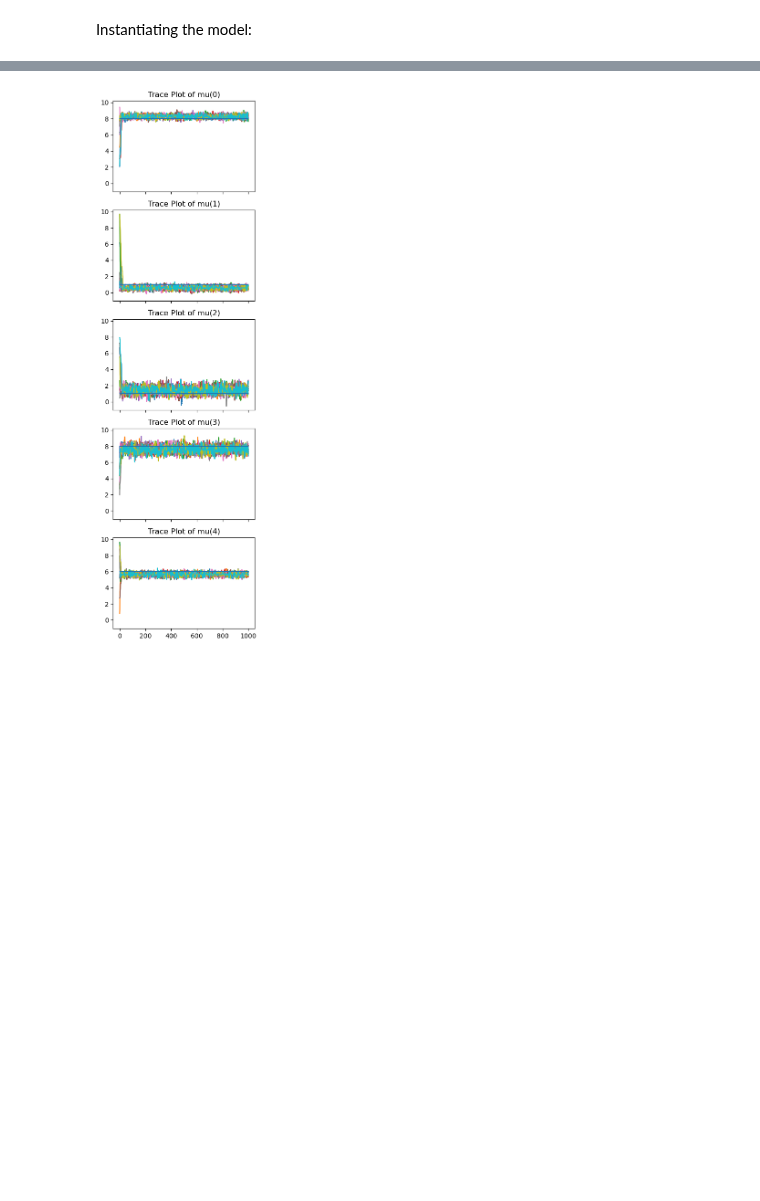
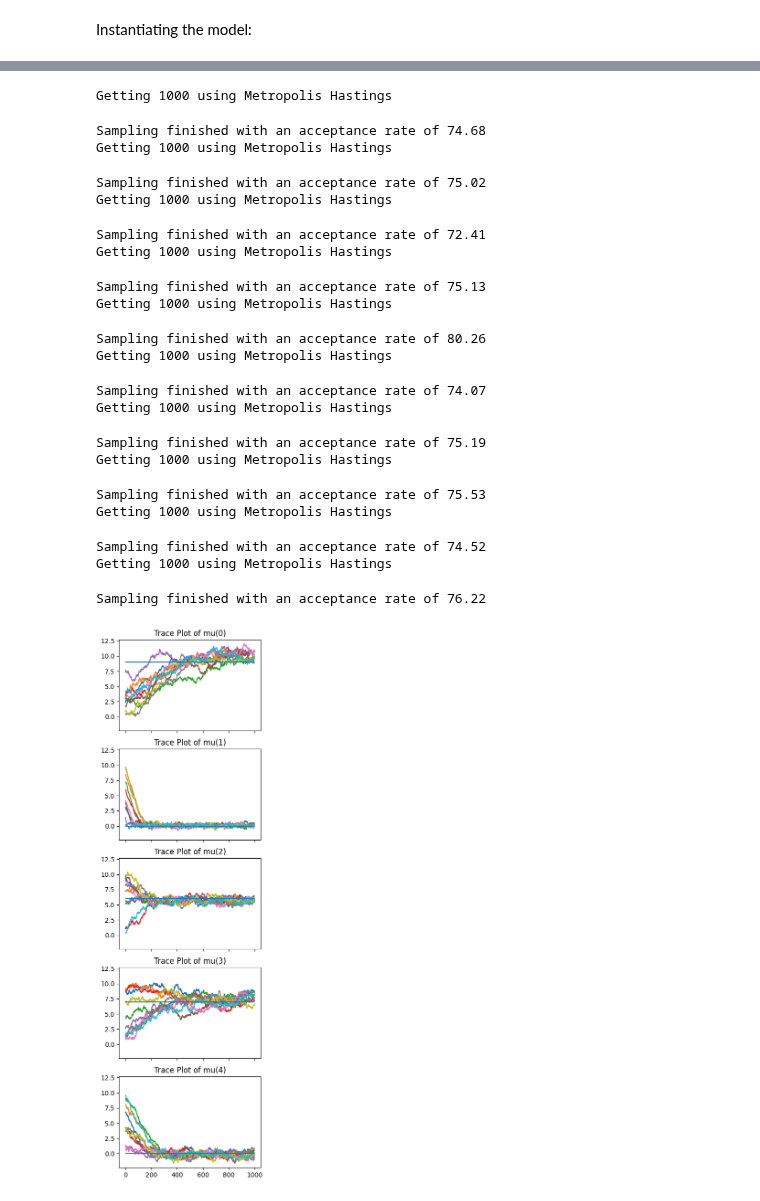
Before and after one commit to Potatoasad/Computational-Physics-Final-Project, a Jupyter notebook: MetropolisHastingsSampler_Tests.ipynb, the cells around one changed output, grey strips where cells are left out. Drawn from its saved outputs; the diff is of its cells as text; code cells hidden in the pictures; blank space fills up the shorter version.

```diff
--- a/MetropolisHastingsSampler_Tests.ipynb
+++ b/MetropolisHastingsSampler_Tests.ipynb
@@ -35,7 +35,7 @@ class MultivariateNormal:
         self.var_sample = self.data.var(axis=0)
 
     def logpdf(self, x):
-        return (norm(x['mu_trial'],self.var_0).logpdf(self.data)).sum(axis=0)
+        return (norm(x['mu_trial'],self.var_0).logpdf(self.data)).sum()
 # %% [markdown]
 Instantiating the model:
 # %%
@@ -52,8 +52,9 @@ print(NGauss.data.shape)
 # %%
-from bayesian_inference.MHSampler import MHSampler
+from quicksampler import MHSampler
 
 initial_position = {'mu_trial': np.random.rand(D)} # starting point of the MH sampler
-problem = MHSampler(NGauss, initial_position)
+problem = MHSampler(NGauss, initial_position, step_size=0.1)
 result = problem.run(1000)
 
-posterior, acceptance_rates = result[0], result[1]
+import pandas as pd
+posterior = result
@@ -60,4 +64,4 @@ posterior, acceptance_rates = result[0], result[1]
 # %%
-# posterior = np.array(posterior)
+posterior = np.array(result['mu_trial'])
 print(posterior.shape)
 # %% [output]
@@ -74,23 +78,41 @@ for i in range(D):
 # %%
 # Multiple runs
 # from bayesian_inference import MHSampler
 
 initial_guesses = 10*np.random.rand(10,D)
 posteriors = []
-acceptance_rates = []
 
 for i in range(10):
     initial_position = {'mu_trial': initial_guesses[i,:]} # starting point of the NUTS sampler
-    problem = MHSampler(NGauss, initial_position)
+    problem = MHSampler(NGauss, initial_position, step_size=0.1)
     result = problem.run(1000)
-    posteriors.append(result[0])
-    acceptance_rates.append(result[1])
+    posteriors.append(np.array(result['mu_trial']))
 
 figure, axes = plt.subplots(D, sharex = True, sharey = True, figsize = (4,D*3))
 for i in range(D):
     for j in range(10):
         axes[i].plot(posteriors[j][:,i])
     axes[i].plot(mu_0[i]*np.ones(posteriors[0].shape[0]))
     axes[i].set_title(f'Trace Plot of mu({i})')
 # %% [output]
+Getting 1000 using Metropolis Hastings
+Sampling finished with an acceptance rate of 74.68
+Getting 1000 using Metropolis Hastings
+Sampling finished with an acceptance rate of 75.02
+Getting 1000 using Metropolis Hastings
+Sampling finished with an acceptance rate of 72.41
+Getting 1000 using Metropolis Hastings
+Sampling finished with an acceptance rate of 75.13
+Getting 1000 using Metropolis Hastings
+Sampling finished with an acceptance rate of 80.26
+Getting 1000 using Metropolis Hastings
+Sampling finished with an acceptance rate of 74.07
+Getting 1000 using Metropolis Hastings
+Sampling finished with an acceptance rate of 75.19
+Getting 1000 using Metropolis Hastings
+Sampling finished with an acceptance rate of 75.53
+Getting 1000 using Metropolis Hastings
+Sampling finished with an acceptance rate of 74.52
+Getting 1000 using Metropolis Hastings
+Sampling finished with an acceptance rate of 76.22
-[figure, old version]
+[figure, new version]
```
Also changed, not shown: parts of 6 cells of this notebook, 1 other file.
